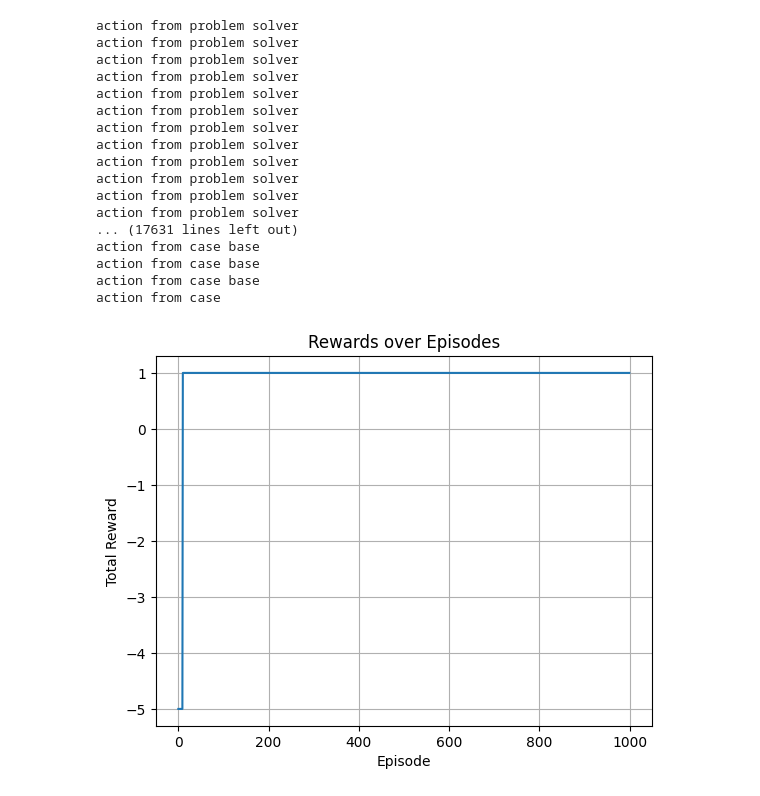
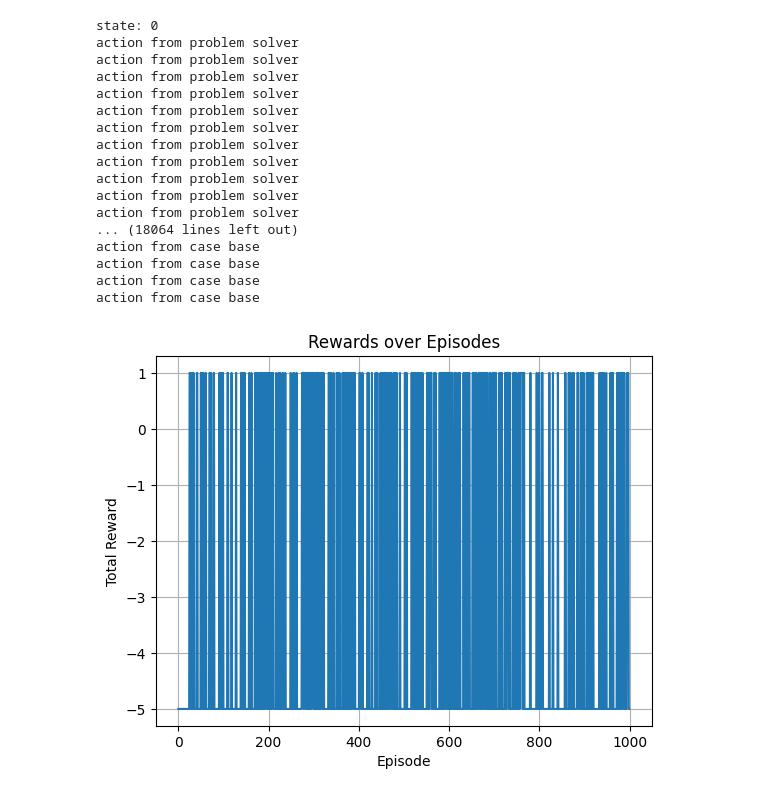
Before and after one commit to ardiantobow/myphd, a Jupyter notebook: rl/qcbrl/qcbrl_sarsa.ipynb, the cells around one changed output. Saved outputs shown, nothing was run; the diff lists cells and outputs as text; code cells hidden in the pictures.

```diff
--- a/rl/qcbrl/qcbrl_sarsa.ipynb
+++ b/rl/qcbrl/qcbrl_sarsa.ipynb
@@ -12,7 +12,7 @@ from gym.envs.registration import register
 register(
     id='CustomRewardFrozenLake-v1',
     entry_point='gym.envs.toy_text:FrozenLakeEnv',
-    kwargs={'map_name': '4x4', 'is_slippery': False},
+    kwargs={'map_name': '4x4', 'is_slippery': True},
     max_episode_steps=100,
     reward_threshold=1,  # Adjust the reward threshold if needed
 )
@@ -171,6 +171,7 @@ class QCBRL:
 
         for episode in range(episodes):
             state = self.env.reset()
+            print(f"state: {state}")
             episode_reward = 0
             self.temporary_case_base = []
 
@@ -224,10 +225,10 @@ class QCBRL:
         similar_solution = Case.retrieve(state, self.case_base)
         if similar_solution is not None:
             action = similar_solution.solution
-            # print("action from case base")
+            print("action from case base")
         else:
             action = self.problem_solver.choose_action(state, epsilon)
-            # print("action from problem solver")
+            print("action from problem solver")
 
         # action = self.problem_solver.choose_action(state, epsilon)
 
@@ -284,34 +285,39 @@ class QCBRL:
         plt.legend()
         plt.grid(True)
         plt.show()
 
 if __name__ == "__main__":
+    # env = gym.make('FrozenLake-v1', desc=None, map_name="4x4", is_slippery=True)
+    # env = gym.make('FrozenLake-v1')
     env = CustomRewardFrozenLake()
+
     num_states = env.observation_space.n
     num_actions = env.action_space.n
 
+    # print(num_actions)
+    # print(num_states)
     agent = QCBRL(num_actions, env)
     rewards, success_rate, memory_usage, gpu_memory_usage = agent.run(episodes=1000, max_steps=1000, alpha=0.1, gamma=0.9, epsilon=0.1)
 
     agent.display_success_rate(success_rate)
     agent.plot_rewards(rewards)
     agent.plot_resources(memory_usage, gpu_memory_usage)
 # %% [output]
+state: 0
 action from problem solver
 action from problem solver
 action from problem solver
 action from problem solver
 action from problem solver
 action from problem solver
 action from problem solver
 action from problem solver
 action from problem solver
 action from problem solver
 action from problem solver
-action from problem solver
-... (17631 lines left out)
+... (18064 lines left out)
 action from case base
 action from case base
 action from case base
-action from case
+action from case base
-[figure, old version]
+[figure, new version]
```
Also changed, not shown: parts of 1 cell of this notebook, 6 other files.
